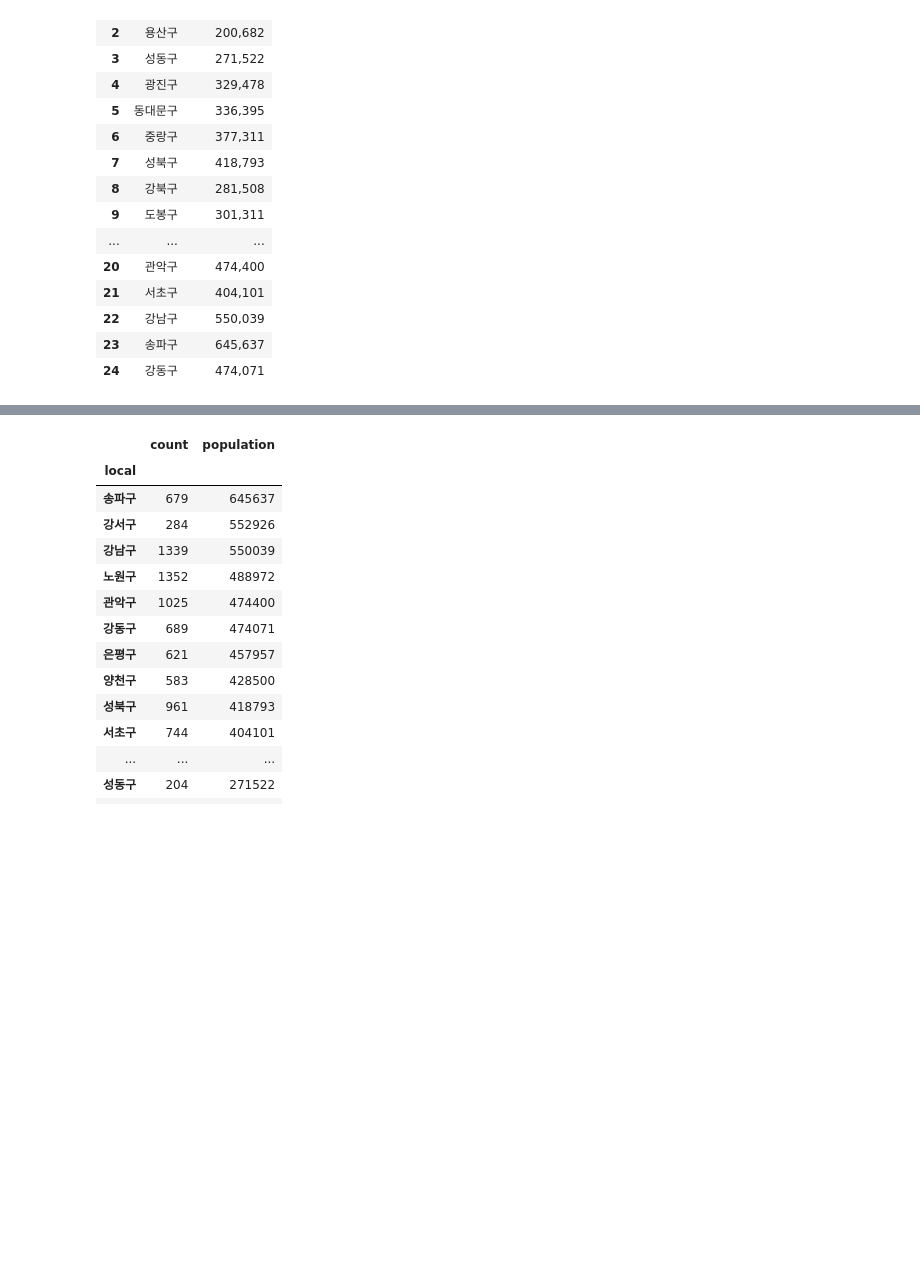
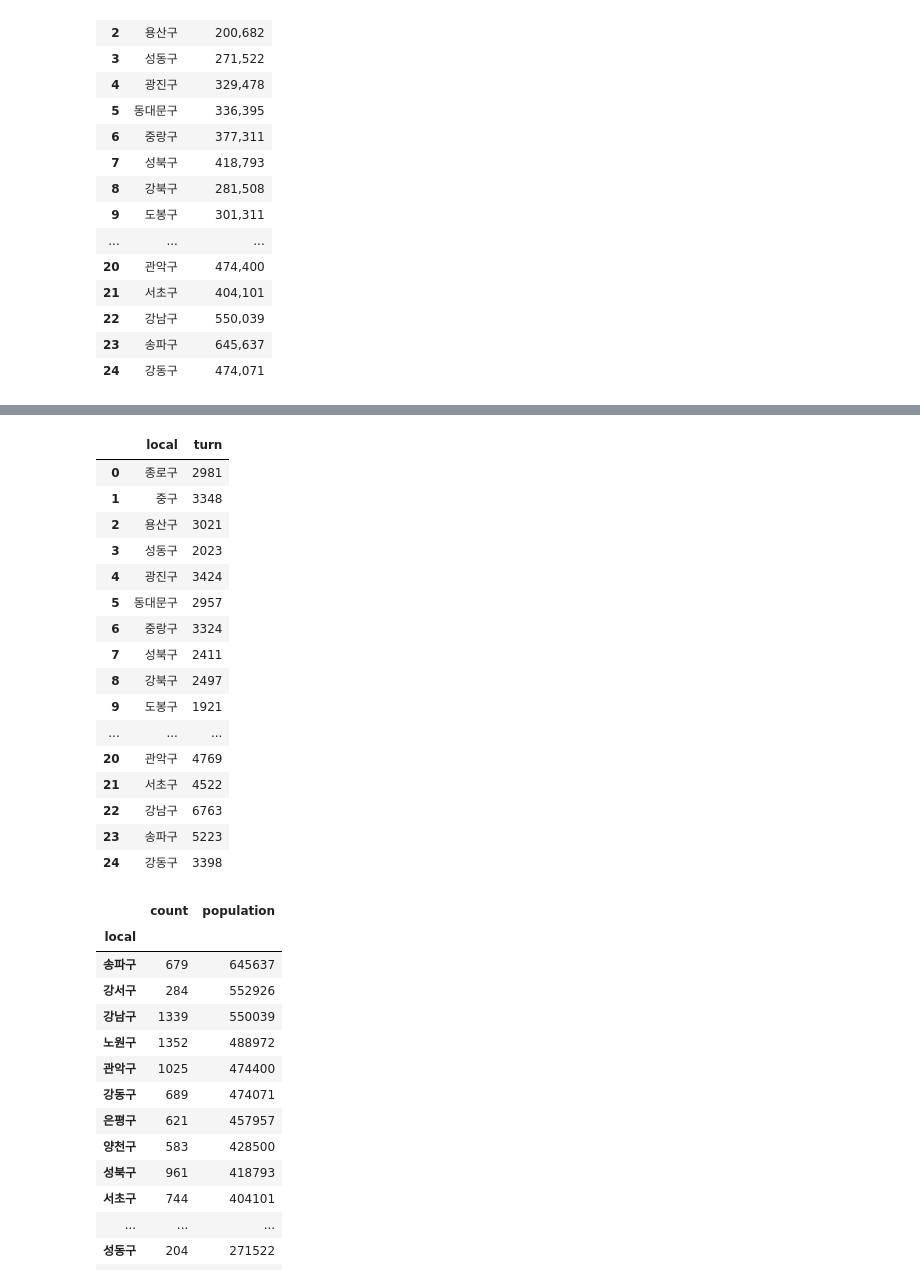
Before and after one commit to leeyb12/python1, a Jupyter notebook: 서울방범용CCTV와 인구수.ipynb, the cells around one changed output, grey strips where cells are left out. Drawn from its saved outputs; the diff is of its cells as text; code cells hidden in the pictures; blank space fills up the shorter version.

```diff
--- a/서울방범용CCTV와 인구수.ipynb
+++ b/서울방범용CCTV와 인구수.ipynb
@@ -102,3 +115,27 @@ data['local'] = data['local'].apply(lambda x: x.replace(" 구","").strip() if le
+# %%
+crim = CRIM[['자치구별(2)','소계']]
+crim.columns = ["local","turn"]
+crim = crim.loc[:]
+crim = crim.reset_index(drop=True)
+crim
+# %% [output]
+|  | local | turn |
+| 0 | 종로구 | 2981 |
+| 1 | 중구 | 3348 |
+| 2 | 용산구 | 3021 |
+| 3 | 성동구 | 2023 |
+| 4 | 광진구 | 3424 |
+| 5 | 동대문구 | 2957 |
+| 6 | 중랑구 | 3324 |
+| 7 | 성북구 | 2411 |
+| 8 | 강북구 | 2497 |
+| 9 | 도봉구 | 1921 |
+| ... | ... | ... |
+| 20 | 관악구 | 4769 |
+| 21 | 서초구 | 4522 |
+| 22 | 강남구 | 6763 |
+| 23 | 송파구 | 5223 |
+| 24 | 강동구 | 3398 |
 # %%
 total = pd.merge(cctv, data, on='local')
 total['population'] = total['population'].str.replace(",","").astype(int)
```
Also changed, not shown: parts of 7 cells of this notebook, 30 other files.
